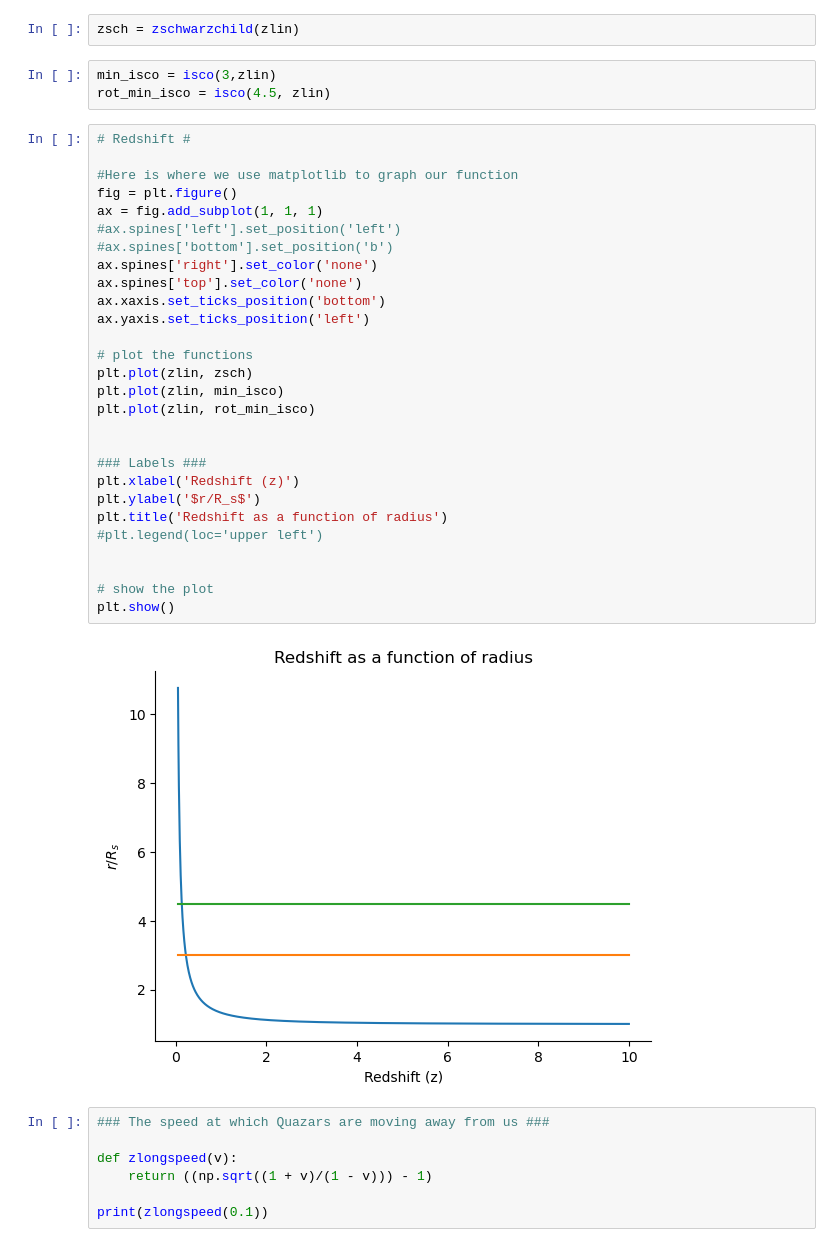
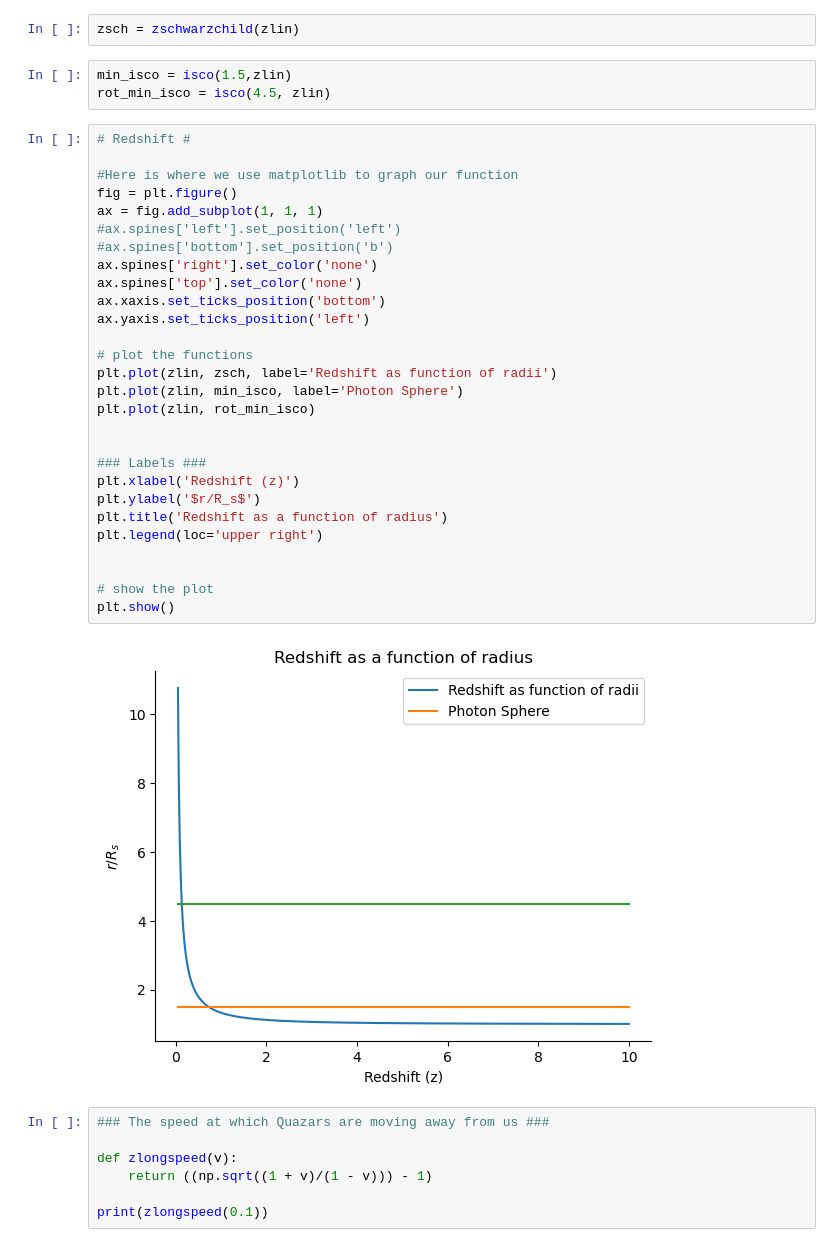
Before and after one commit to andrewjosephlehmann/AST121, a Jupyter notebook: AST121 Python Scripts/Schwarzchildradius.ipynb, the cells around one changed output. Cells and saved outputs as stored; diff of their text form.

```diff
--- a/AST121 Python Scripts/Schwarzchildradius.ipynb
+++ b/AST121 Python Scripts/Schwarzchildradius.ipynb
@@ -23,38 +24,38 @@ zlin = np.linspace(0.05, 10, 1000)
 # %%
 zsch = zschwarzchild(zlin)
 # %%
-min_isco = isco(3,zlin)
+min_isco = isco(1.5,zlin)
 rot_min_isco = isco(4.5, zlin)
 # %%
 # Redshift #
 
 #Here is where we use matplotlib to graph our function
 fig = plt.figure()
 ax = fig.add_subplot(1, 1, 1)
 #ax.spines['left'].set_position('left')
 #ax.spines['bottom'].set_position('b')
 ax.spines['right'].set_color('none')
 ax.spines['top'].set_color('none')
 ax.xaxis.set_ticks_position('bottom')
 ax.yaxis.set_ticks_position('left')
 
 # plot the functions
-plt.plot(zlin, zsch)
-plt.plot(zlin, min_isco)
+plt.plot(zlin, zsch, label='Redshift as function of radii')
+plt.plot(zlin, min_isco, label='Photon Sphere')
 plt.plot(zlin, rot_min_isco)
 
 
 ### Labels ###
 plt.xlabel('Redshift (z)')
 plt.ylabel('$r/R_s$')
 plt.title('Redshift as a function of radius')
-#plt.legend(loc='upper left')
+plt.legend(loc='upper right')
 
 
 # show the plot
 plt.show()
 # %% [output]
-[figure, old version]
+[figure, new version]
 # %%
 ### The speed at which Quazars are moving away from us ###
 
```
Also changed, not shown: parts of 19 cells of this notebook.
